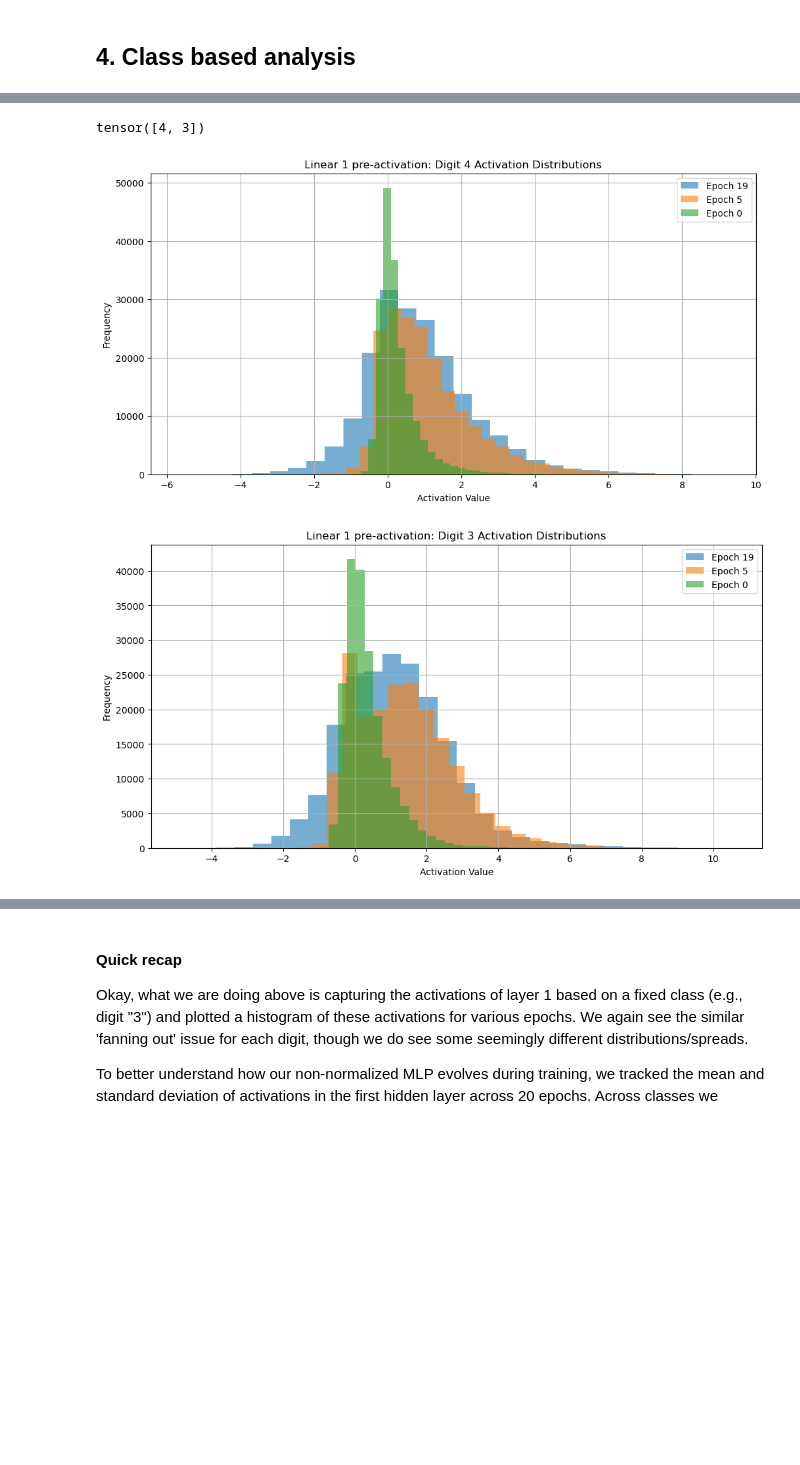
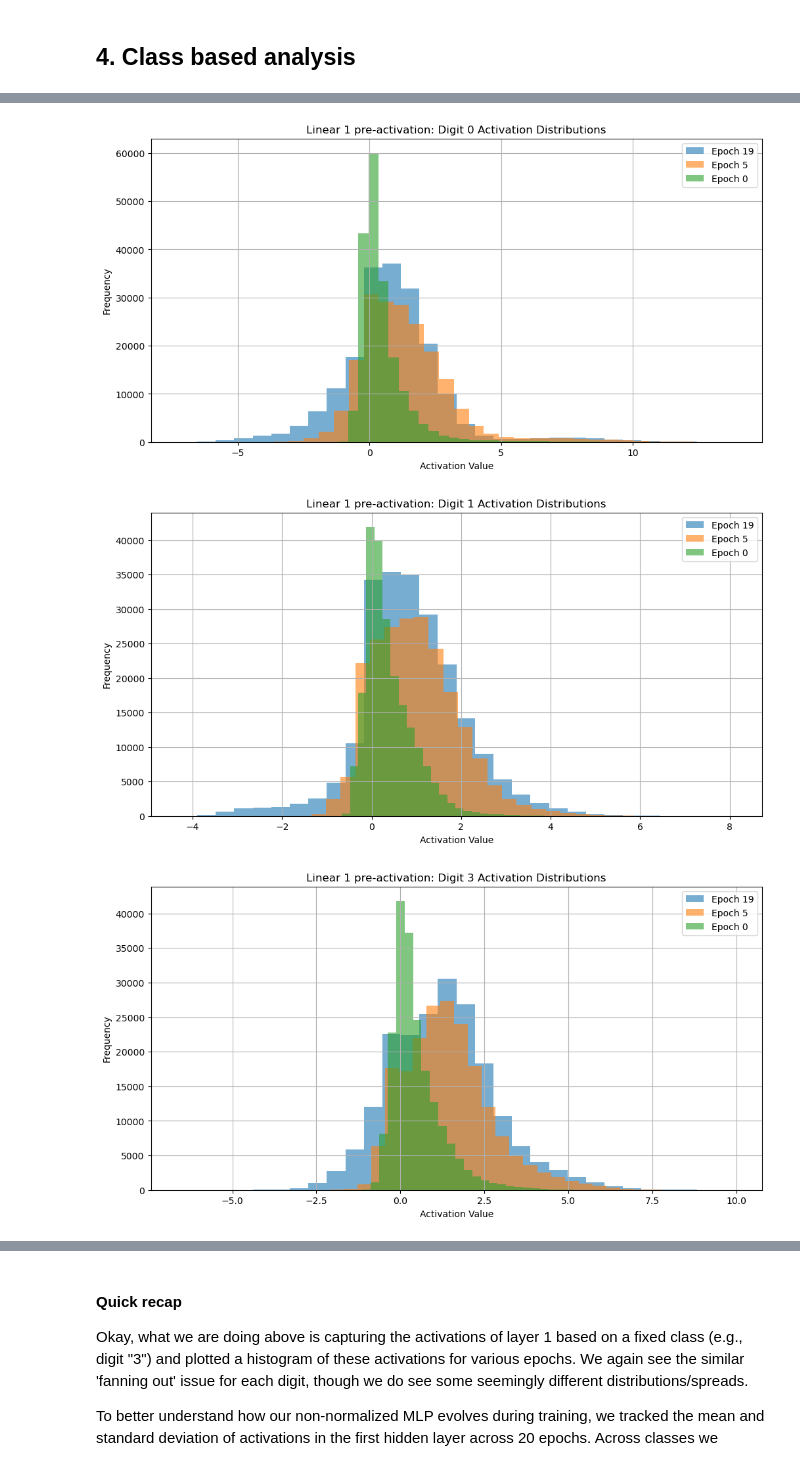
Before and after one commit to eriktholmes/interpreting_mnist, a Jupyter notebook: MLP/01_MLP_for_Interpretability_non_normalized.ipynb, the cells around one changed output, grey strips where cells are left out. Drawn from its saved outputs; the diff is of its cells as text; code cells hidden in the pictures; blank space fills up the shorter version.

```diff
--- a/MLP/01_MLP_for_Interpretability_non_normalized.ipynb
+++ b/MLP/01_MLP_for_Interpretability_non_normalized.ipynb
@@ -454,21 +455 @@ We can see that this is not great! In previous MNIST experiments (before the cre
-# %%
-import torch
-import torch.nn as nn
-
-class MLP(nn.Module):
-    def __init__(self):
-        super().__init__()
-        self.linear1 = nn.Linear(784, 32)
-        self.relu1 = nn.ReLU()
-        self.linear2 = nn.Linear(32, 16)
-        self.relu2 = nn.ReLU()
-        self.output = nn.Linear(16,10)
-
-    def forward(self, x):
-        self.linear1_out = self.linear1(x)
-        self.act1 = self.relu1(self.linear1_out)
-        self.linear2_out = self.linear2(self.act1)
-        self.act2 = self.relu2(self.linear2_out)
-        self.logits = self.output(self.act2)
-        return self.logits
 # %% [markdown]
@@ -525,10 +510,12 @@ Epoch 15 — Loss: 0.2029, Accuracy: 94.1467%
 # %%
-ind = torch.randint(0, 10, (2,))
-print(ind)
-for i in ind:
-    activation_viz(layer1_class_act[i.item()], [19, 5, 0], f"Linear 1 pre-activation: Digit {i.item()}")
+# Here we look at the pre-activation histograms of layer 1 over training
+
+classes = [0, 1, 3]
+
+for cl in classes:
+    activation_viz(layer1_class_act[cl], [19, 5, 0], f"Linear 1 pre-activation: Digit {cl}")
 # %% [output]
-tensor([4, 3])
-[figure, old version]
+[figure, new version]
-[figure, old version]
+[figure, new version]
+[figure, added]
 # %%
```
Also changed, not shown: parts of 54 cells of this notebook.
